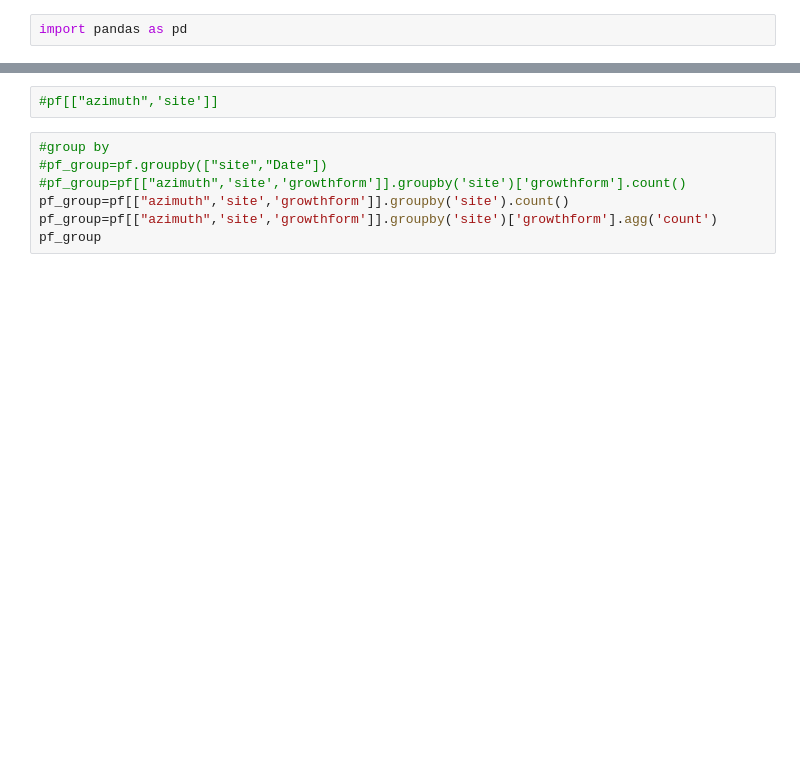
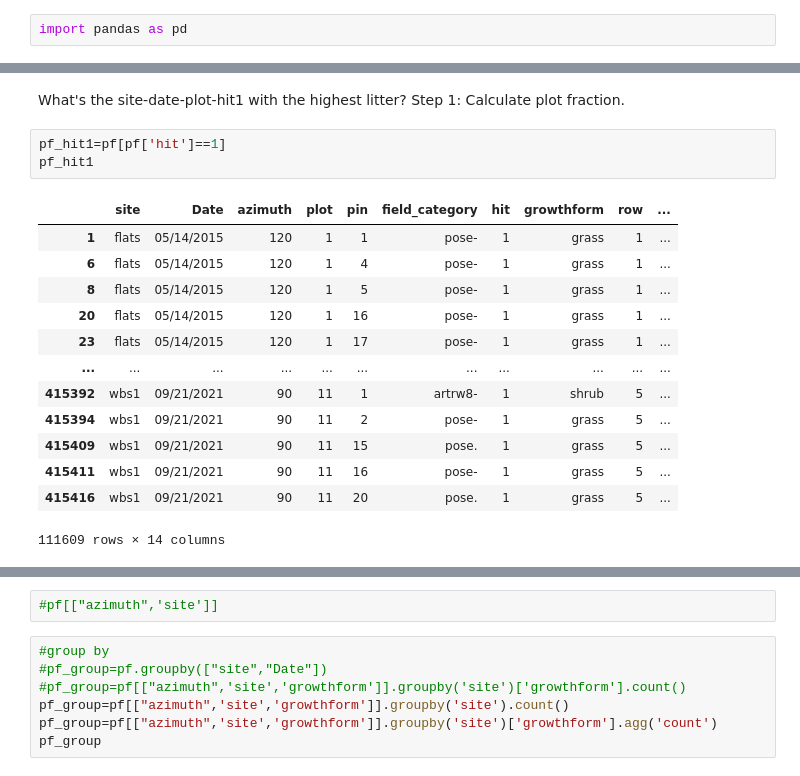
Before and after one commit to th2018/ltvr_point_frame, a Jupyter notebook: LTVR_pf.ipynb, the cells around one changed output, grey strips where cells are left out. Cells and saved outputs as stored; diff of their text form; blank space fills up the shorter version.

```diff
--- a/LTVR_pf.ipynb
+++ b/LTVR_pf.ipynb
@@ -22,3 +17,23 @@ pf
 | 415415 | wbs1 | 09/21/2021 | 90 | 11 | 20 | m | 0 | ground | 5 | ... |
 | 415416 | wbs1 | 09/21/2021 | 90 | 11 | 20 | pose. | 1 | grass | 5 | ... |
 415417 rows × 14 columns
+# %% [markdown]
+What's the site-date-plot-hit1 with the highest litter?
+Step 1: Calculate plot fraction.
+# %%
+pf_hit1=pf[pf['hit']==1]
+pf_hit1
+# %% [output]
+|  | site | Date | azimuth | plot | pin | field_category | hit | growthform | row | ... |
+| 1 | flats | 05/14/2015 | 120 | 1 | 1 | pose- | 1 | grass | 1 | ... |
+| 6 | flats | 05/14/2015 | 120 | 1 | 4 | pose- | 1 | grass | 1 | ... |
+| 8 | flats | 05/14/2015 | 120 | 1 | 5 | pose- | 1 | grass | 1 | ... |
+| 20 | flats | 05/14/2015 | 120 | 1 | 16 | pose- | 1 | grass | 1 | ... |
+| 23 | flats | 05/14/2015 | 120 | 1 | 17 | pose- | 1 | grass | 1 | ... |
+| ... | ... | ... | ... | ... | ... | ... | ... | ... | ... | ... |
+| 415392 | wbs1 | 09/21/2021 | 90 | 11 | 1 | artrw8- | 1 | shrub | 5 | ... |
+| 415394 | wbs1 | 09/21/2021 | 90 | 11 | 2 | pose- | 1 | grass | 5 | ... |
+| 415409 | wbs1 | 09/21/2021 | 90 | 11 | 15 | pose. | 1 | grass | 5 | ... |
+| 415411 | wbs1 | 09/21/2021 | 90 | 11 | 16 | pose- | 1 | grass | 5 | ... |
+| 415416 | wbs1 | 09/21/2021 | 90 | 11 | 20 | pose. | 1 | grass | 5 | ... |
+111609 rows × 14 columns
```
Also changed, not shown: parts of 2 cells of this notebook.
